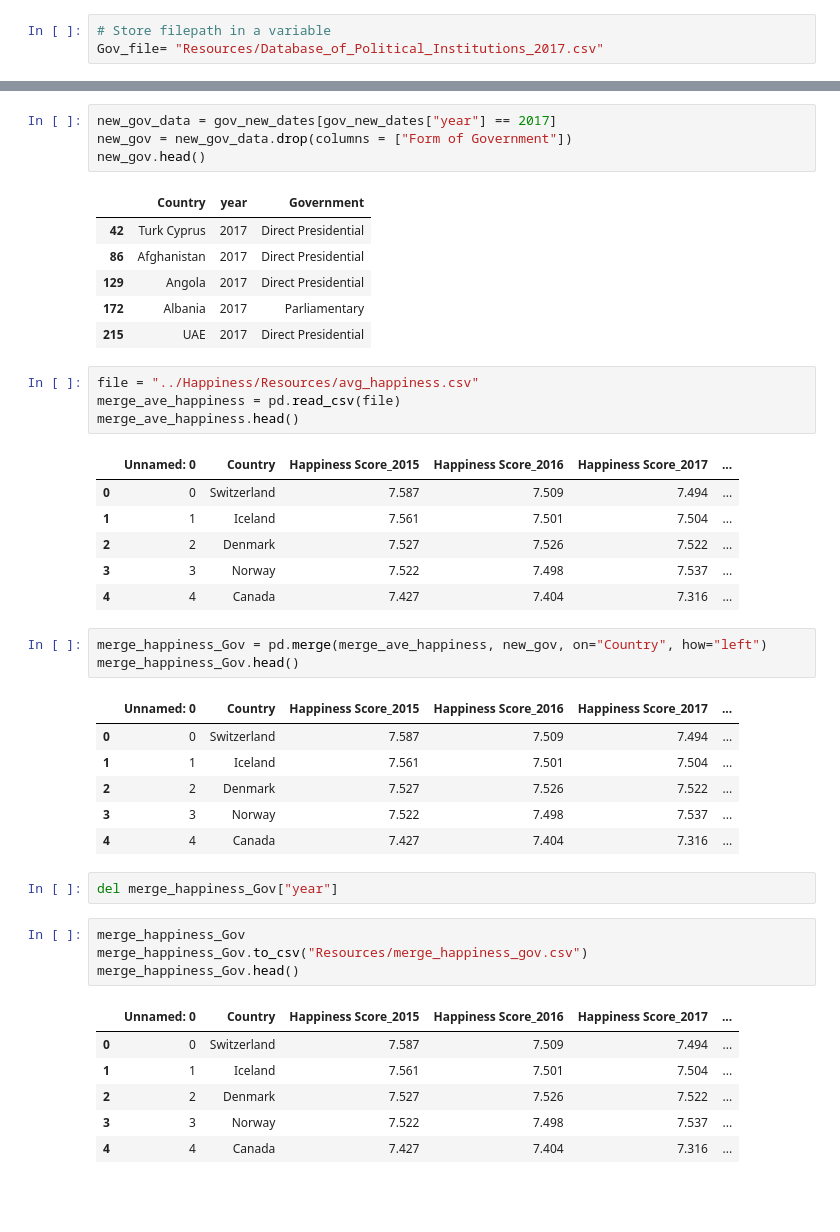
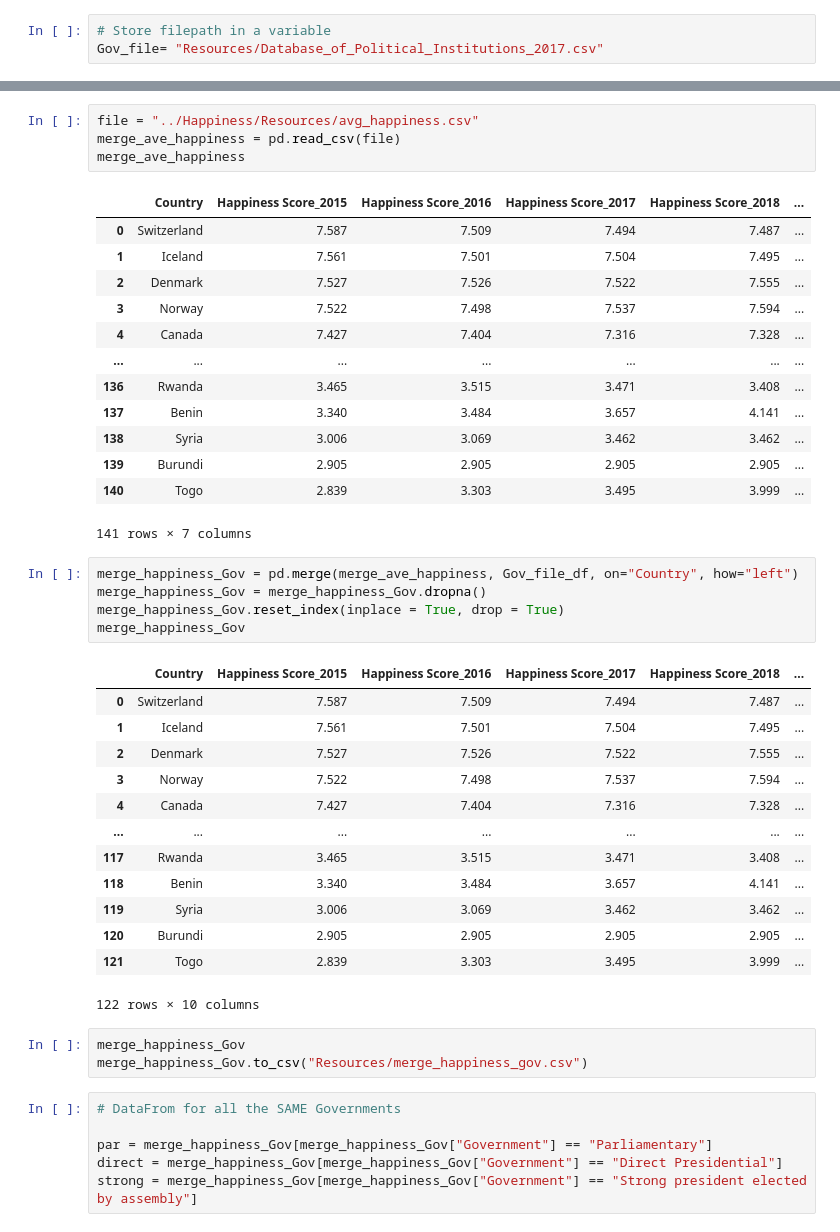
Before and after one commit to reginesgit/Factors-Contributing-to-a-Countrys-Happiness, a Jupyter notebook: Government/Gov.ipynb, the cells around one changed output, grey strips where cells are left out. Saved outputs shown, nothing was run; the diff lists cells and outputs as text; blank space fills up the shorter version.

```diff
--- a/Government/Gov.ipynb
+++ b/Government/Gov.ipynb
@@ -120,45 +200,46 @@ gov_new_dates.loc[gov_new_dates["Form of Government"] == 2.0, "Government"] = "P
-# %%
-new_gov_data = gov_new_dates[gov_new_dates["year"] == 2017]
-new_gov = new_gov_data.drop(columns = ["Form of Government"])
-new_gov.head()
-# %% [output]
-|  | Country | year | Government |
-| 42 | Turk Cyprus | 2017 | Direct Presidential |
-| 86 | Afghanistan | 2017 | Direct Presidential |
-| 129 | Angola | 2017 | Direct Presidential |
-| 172 | Albania | 2017 | Parliamentary |
-| 215 | UAE | 2017 | Direct Presidential |
 # %%
 file = "../Happiness/Resources/avg_happiness.csv"
 merge_ave_happiness = pd.read_csv(file)
-merge_ave_happiness.head()
+merge_ave_happiness
 # %% [output]
-|  | Unnamed: 0 | Country | Happiness Score_2015 | Happiness Score_2016 | Happiness Score_2017 | ... |
-| 0 | 0 | Switzerland | 7.587 | 7.509 | 7.494 | ... |
-| 1 | 1 | Iceland | 7.561 | 7.501 | 7.504 | ... |
-| 2 | 2 | Denmark | 7.527 | 7.526 | 7.522 | ... |
-| 3 | 3 | Norway | 7.522 | 7.498 | 7.537 | ... |
-| 4 | 4 | Canada | 7.427 | 7.404 | 7.316 | ... |
+|  | Country | Happiness Score_2015 | Happiness Score_2016 | Happiness Score_2017 | Happiness Score_2018 | ... |
+| 0 | Switzerland | 7.587 | 7.509 | 7.494 | 7.487 | ... |
+| 1 | Iceland | 7.561 | 7.501 | 7.504 | 7.495 | ... |
+| 2 | Denmark | 7.527 | 7.526 | 7.522 | 7.555 | ... |
+| 3 | Norway | 7.522 | 7.498 | 7.537 | 7.594 | ... |
+| 4 | Canada | 7.427 | 7.404 | 7.316 | 7.328 | ... |
+| ... | ... | ... | ... | ... | ... | ... |
+| 136 | Rwanda | 3.465 | 3.515 | 3.471 | 3.408 | ... |
+| 137 | Benin | 3.340 | 3.484 | 3.657 | 4.141 | ... |
+| 138 | Syria | 3.006 | 3.069 | 3.462 | 3.462 | ... |
+| 139 | Burundi | 2.905 | 2.905 | 2.905 | 2.905 | ... |
+| 140 | Togo | 2.839 | 3.303 | 3.495 | 3.999 | ... |
+141 rows × 7 columns
 # %%
-merge_happiness_Gov = pd.merge(merge_ave_happiness, new_gov, on="Country", how="left")
-merge_happiness_Gov.head()
+merge_happiness_Gov = pd.merge(merge_ave_happiness, Gov_file_df, on="Country", how="left")
+merge_happiness_Gov = merge_happiness_Gov.dropna()
+merge_happiness_Gov.reset_index(inplace = True, drop = True)
+merge_happiness_Gov
 # %% [output]
-|  | Unnamed: 0 | Country | Happiness Score_2015 | Happiness Score_2016 | Happiness Score_2017 | ... |
-| 0 | 0 | Switzerland | 7.587 | 7.509 | 7.494 | ... |
-| 1 | 1 | Iceland | 7.561 | 7.501 | 7.504 | ... |
-| 2 | 2 | Denmark | 7.527 | 7.526 | 7.522 | ... |
-| 3 | 3 | Norway | 7.522 | 7.498 | 7.537 | ... |
-| 4 | 4 | Canada | 7.427 | 7.404 | 7.316 | ... |
+|  | Country | Happiness Score_2015 | Happiness Score_2016 | Happiness Score_2017 | Happiness Score_2018 | ... |
+| 0 | Switzerland | 7.587 | 7.509 | 7.494 | 7.487 | ... |
+| 1 | Iceland | 7.561 | 7.501 | 7.504 | 7.495 | ... |
+| 2 | Denmark | 7.527 | 7.526 | 7.522 | 7.555 | ... |
+| 3 | Norway | 7.522 | 7.498 | 7.537 | 7.594 | ... |
+| 4 | Canada | 7.427 | 7.404 | 7.316 | 7.328 | ... |
+| ... | ... | ... | ... | ... | ... | ... |
+| 117 | Rwanda | 3.465 | 3.515 | 3.471 | 3.408 | ... |
+| 118 | Benin | 3.340 | 3.484 | 3.657 | 4.141 | ... |
+| 119 | Syria | 3.006 | 3.069 | 3.462 | 3.462 | ... |
+| 120 | Burundi | 2.905 | 2.905 | 2.905 | 2.905 | ... |
+| 121 | Togo | 2.839 | 3.303 | 3.495 | 3.999 | ... |
+122 rows × 10 columns
-# %%
-del merge_happiness_Gov["year"]
 # %%
 merge_happiness_Gov
 merge_happiness_Gov.to_csv("Resources/merge_happiness_gov.csv")
-merge_happiness_Gov.head()
-# %% [output]
-|  | Unnamed: 0 | Country | Happiness Score_2015 | Happiness Score_2016 | Happiness Score_2017 | ... |
-| 0 | 0 | Switzerland | 7.587 | 7.509 | 7.494 | ... |
-| 1 | 1 | Iceland | 7.561 | 7.501 | 7.504 | ... |
-| 2 | 2 | Denmark | 7.527 | 7.526 | 7.522 | ... |
-| 3 | 3 | Norway | 7.522 | 7.498 | 7.537 | ... |
-| 4 | 4 | Canada | 7.427 | 7.404 | 7.316 | ... |
+# %%
+# DataFrom for all the SAME Governments
+
+par = merge_happiness_Gov[merge_happiness_Gov["Government"] == "Parliamentary"]
+direct = merge_happiness_Gov[merge_happiness_Gov["Government"] == "Direct Presidential"]
+strong = merge_happiness_Gov[merge_happiness_Gov["Government"] == "Strong president elected by assembly"]
```
Also changed, not shown: parts of 16 cells of this notebook, 2 other files.
